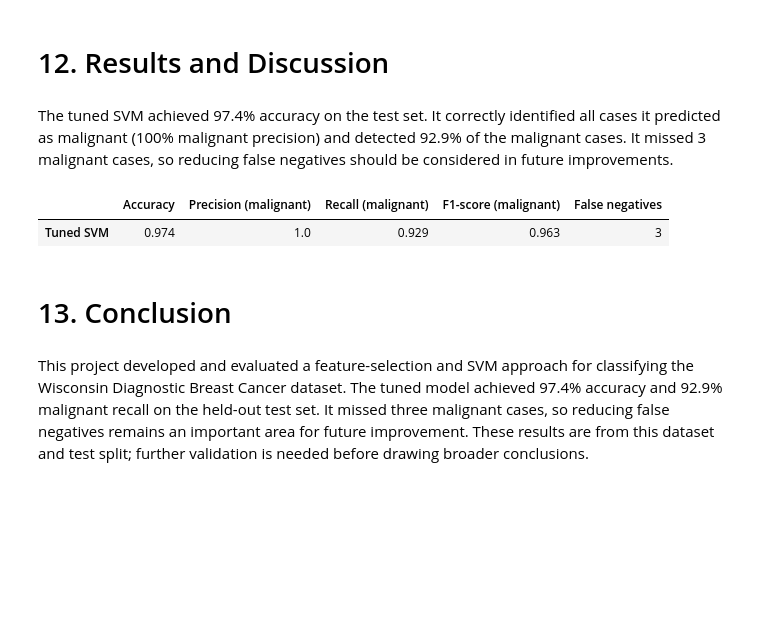
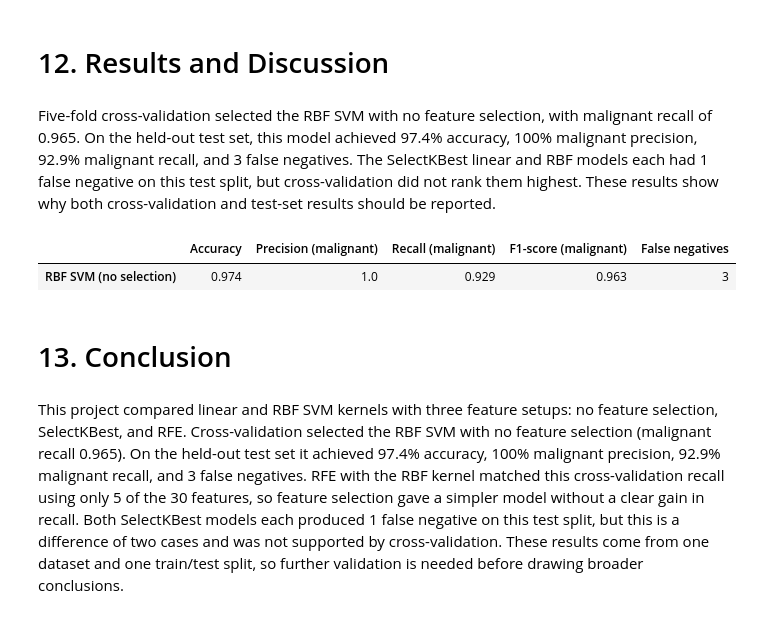
Before and after one commit to Francisthecoder09/Breast-Cancer-AI, a Jupyter notebook: notebooks/Breast_Cancer_Diagnosis_AI.ipynb, the cells around one changed output. Cells and saved outputs as stored; diff of their text form; code cells hidden in the pictures; blank space fills up the shorter version.

Commit message:
Compare feature selection methods and SVM kernels

```diff
--- a/notebooks/Breast_Cancer_Diagnosis_AI.ipynb
+++ b/notebooks/Breast_Cancer_Diagnosis_AI.ipynb
@@ -114,22 +114,18 @@ plt.show()
 # %% [markdown]
 # 7. Feature Selection
 # %%
-from sklearn.feature_selection import SelectKBest, f_classif
+from sklearn.feature_selection import SelectKBest, f_classif, RFE
 from sklearn.pipeline import Pipeline
 from sklearn.preprocessing import StandardScaler
-from sklearn.svm import SVC
+from sklearn.svm import SVC, LinearSVC
 
 
-def make_svm_pipeline(n_features, k=10, C=1.0, kernel="rbf"):
-    """Create a reusable scaling, feature-selection, and SVM pipeline."""
-    if n_features < 1 or k < 1:
-        raise ValueError("n_features and k must be positive integers")
-    k = min(k, n_features)
-
+def make_svm_pipeline(kernel="rbf", C=1.0, selector="passthrough"):
+    """Create a scaling, feature-selection, and SVM pipeline."""
     return Pipeline([
         ("scaler", StandardScaler()),
-        ("feature_selection", SelectKBest(score_func=f_classif, k=k)),
-        ("svm", SVC(C=C, kernel=kernel)),
+        ("selector", selector),
+        ("svm", SVC(kernel=kernel, C=C)),
     ])
 # %% [markdown]
 # 8. Support Vector Machine
@@ -150,13 +146,6 @@ X_train, X_test, y_train, y_test = train_test_split(
     stratify=y_encoded
 )
 
-svm_pipeline = make_svm_pipeline(
-    n_features=X_train.shape[1],
-    k=10
-)
-
-svm_pipeline.fit(X_train, y_train)
-
 print("Training samples:", len(X_train))
 print("Test samples:", len(X_test))
 # %% [output]
@@ -280,21 +363,21 @@ False negatives: 3
 # %% [markdown]
 # 12. Results and Discussion
 # %% [markdown]
-The tuned SVM achieved 97.4% accuracy on the test set. It correctly identified all cases it predicted as malignant (100% malignant precision) and detected 92.9% of the malignant cases. It missed 3 malignant cases, so reducing false negatives should be considered in future improvements.
+Five-fold cross-validation selected the RBF SVM with no feature selection, with malignant recall of 0.965. On the held-out test set, this model achieved 97.4% accuracy, 100% malignant precision, 92.9% malignant recall, and 3 false negatives. The SelectKBest linear and RBF models each had 1 false negative on this test split, but cross-validation did not rank them highest. These results show why both cross-validation and test-set results should be reported.
 # %%
 tuned_metrics = pd.DataFrame({
     "Accuracy": [accuracy_score(y_test, y_pred)],
     "Precision (malignant)": [precision_score(y_test, y_pred, pos_label=1)],
     "Recall (malignant)": [recall_score(y_test, y_pred, pos_label=1)],
     "F1-score (malignant)": [f1_score(y_test, y_pred, pos_label=1)],
     "False negatives": [len(false_negatives)],
-}, index=["Tuned SVM"])
+}, index=["RBF SVM (no selection)"])
 
 display(tuned_metrics.round(3))
 # %% [output]
 |  | Accuracy | Precision (malignant) | Recall (malignant) | F1-score (malignant) | False negatives |
-| Tuned SVM | 0.974 | 1.0 | 0.929 | 0.963 | 3 |
+| RBF SVM (no selection) | 0.974 | 1.0 | 0.929 | 0.963 | 3 |
 # %% [markdown]
 # 13. Conclusion
 # %% [markdown]
-This project developed and evaluated a feature-selection and SVM approach for classifying the Wisconsin Diagnostic Breast Cancer dataset. The tuned model achieved 97.4% accuracy and 92.9% malignant recall on the held-out test set. It missed three malignant cases, so reducing false negatives remains an important area for future improvement. These results are from this dataset and test split; further validation is needed before drawing broader conclusions.
+This project compared linear and RBF SVM kernels with three feature setups: no feature selection, SelectKBest, and RFE. Cross-validation selected the RBF SVM with no feature selection (malignant recall 0.965). On the held-out test set it achieved 97.4% accuracy, 100% malignant precision, 92.9% malignant recall, and 3 false negatives. RFE with the RBF kernel matched this cross-validation recall using only 5 of the 30 features, so feature selection gave a simpler model without a clear gain in recall. Both SelectKBest models each produced 1 false negative on this test split, but this is a difference of two cases and was not supported by cross-validation. These results come from one dataset and one train/test split, so further validation is needed before drawing broader conclusions.
```
Also changed, not shown: parts of 4 cells of this notebook.
